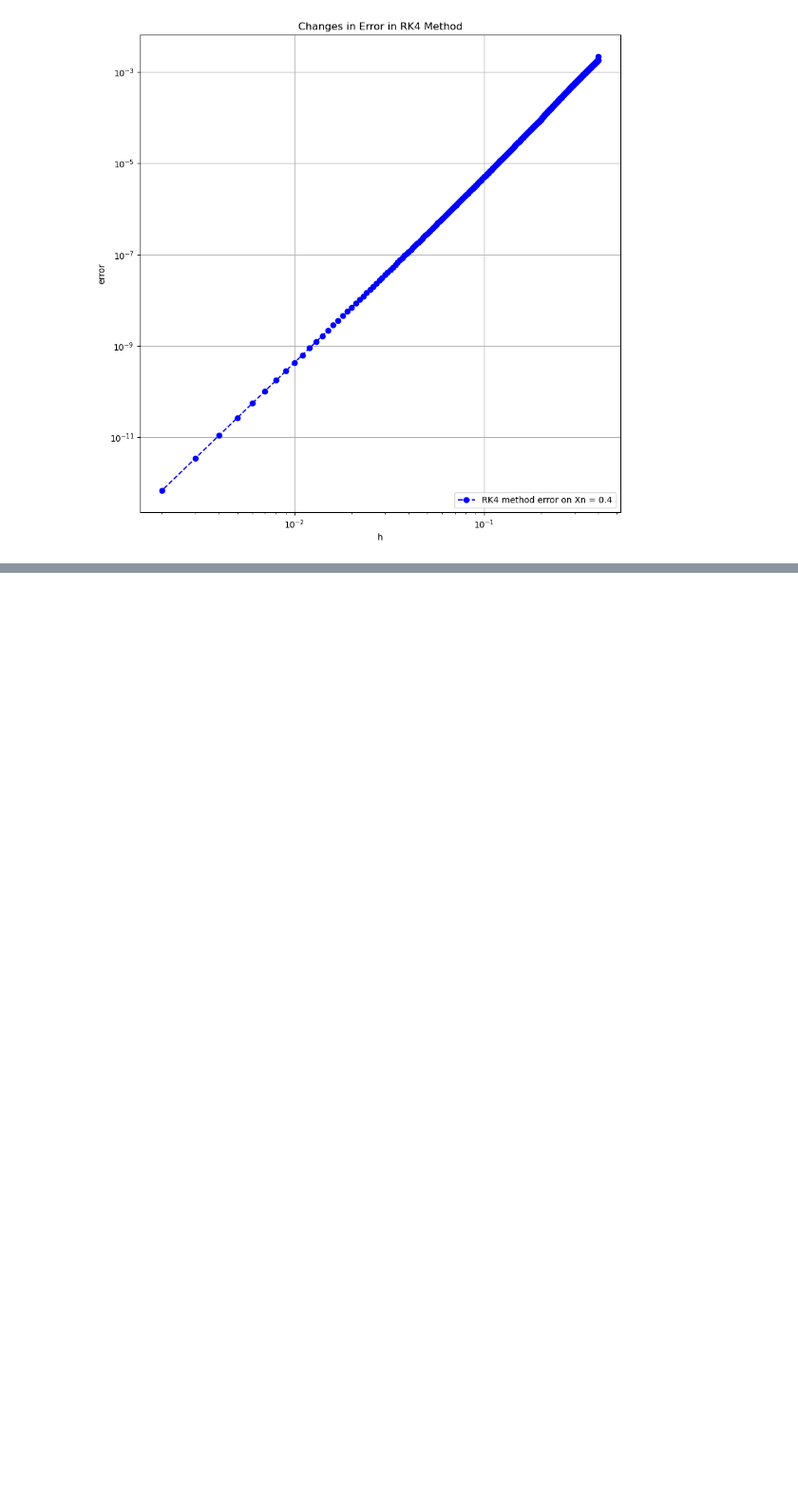
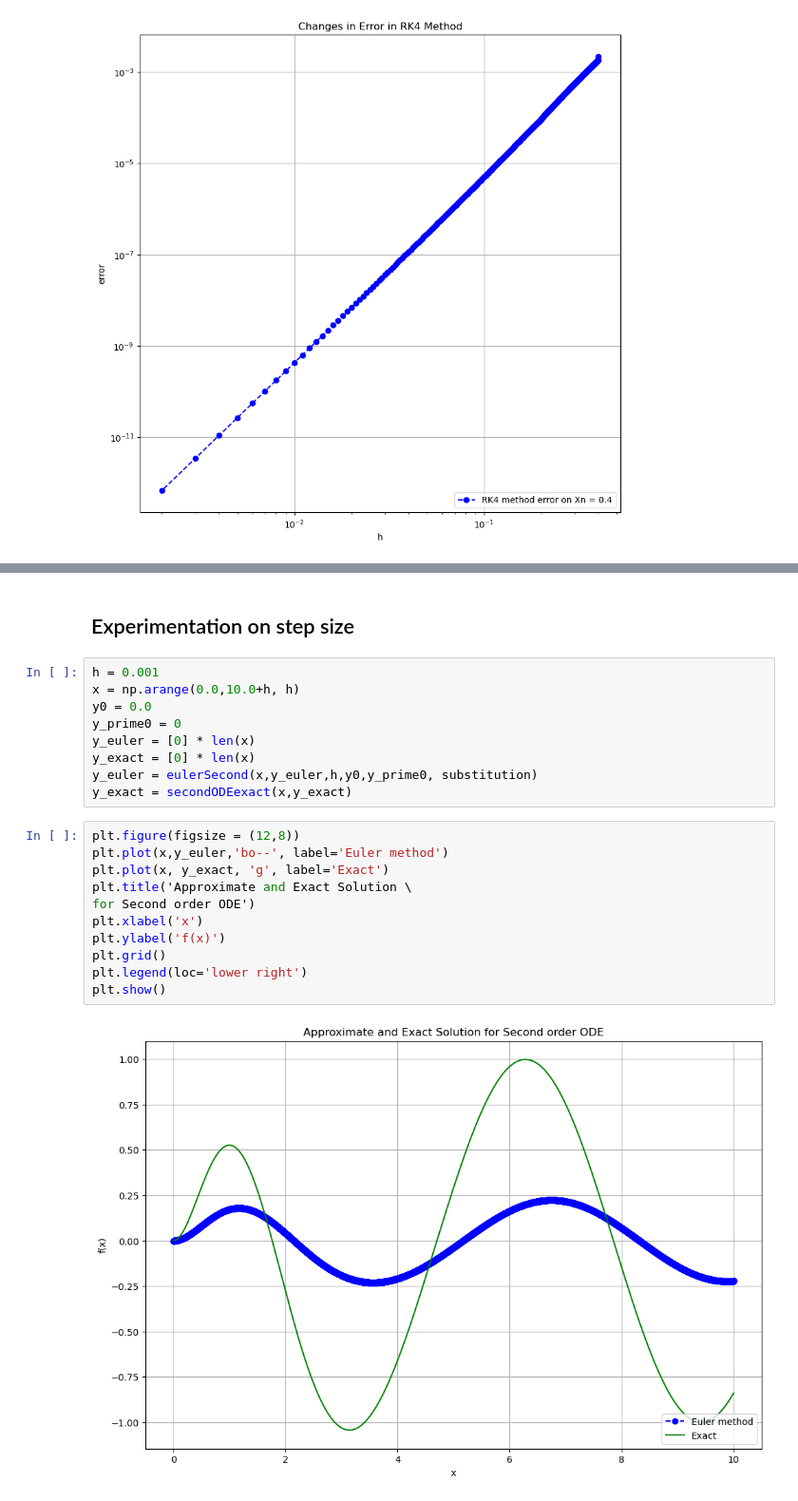
Before and after one commit to RinRin-32/odereport, a Jupyter notebook: main.ipynb, the cells around one changed output, grey strips where cells are left out. Shown: that part at 95% size. Drawn from its saved outputs; the diff is of its cells as text; blank space fills up the shorter version.

```diff
--- a/main.ipynb
+++ b/main.ipynb
@@ -177,0 +238,24 @@ plt.show()
+# %% [markdown]
+## Experimentation on step size
+# %%
+h = 0.001
+x = np.arange(0.0,10.0+h, h)
+y0 = 0.0
+y_prime0 = 0
+y_euler = [0] * len(x)
+y_exact = [0] * len(x)
+y_euler = eulerSecond(x,y_euler,h,y0,y_prime0, substitution)
+y_exact = secondODEexact(x,y_exact)
+# %%
+plt.figure(figsize = (12,8))
+plt.plot(x,y_euler,'bo--', label='Euler method')
+plt.plot(x, y_exact, 'g', label='Exact')
+plt.title('Approximate and Exact Solution \
+for Second order ODE')
+plt.xlabel('x')
+plt.ylabel('f(x)')
+plt.grid()
+plt.legend(loc='lower right')
+plt.show()
+# %% [output]
+[figure, added]
```
Also changed, not shown: parts of 12 cells of this notebook.
